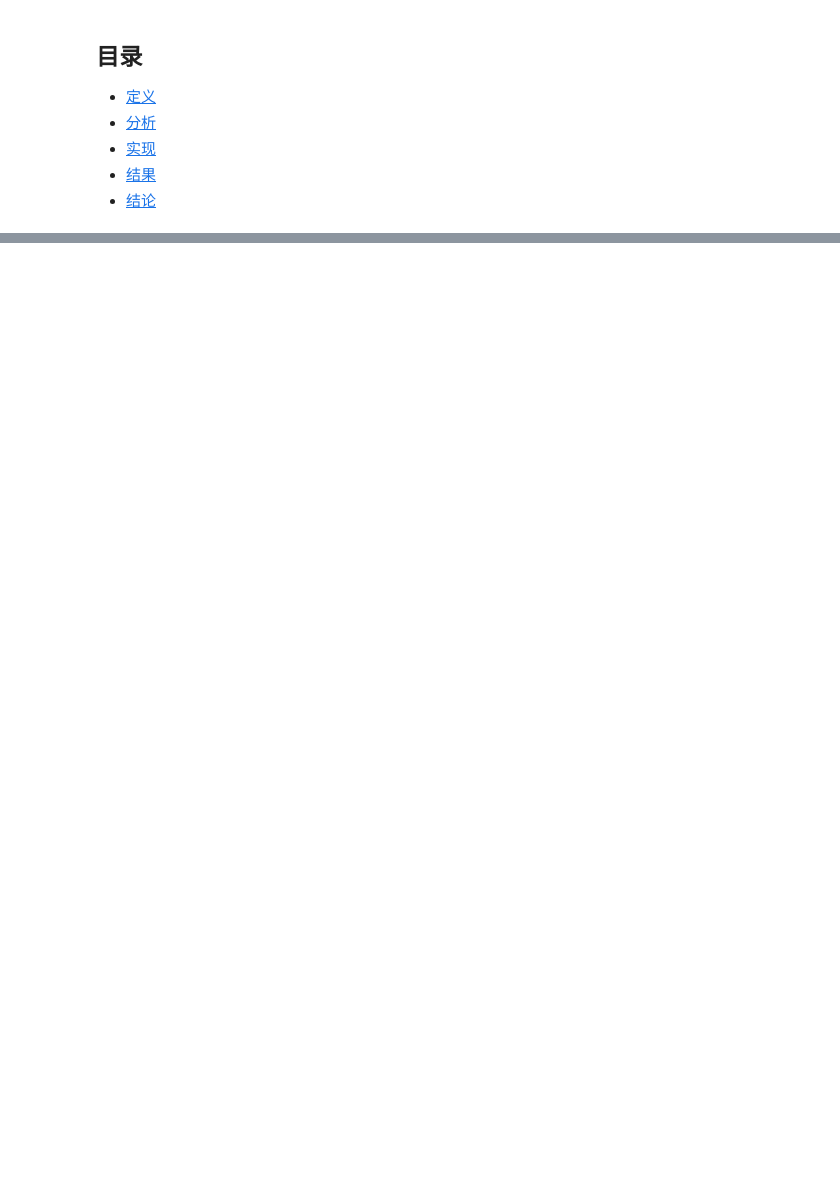
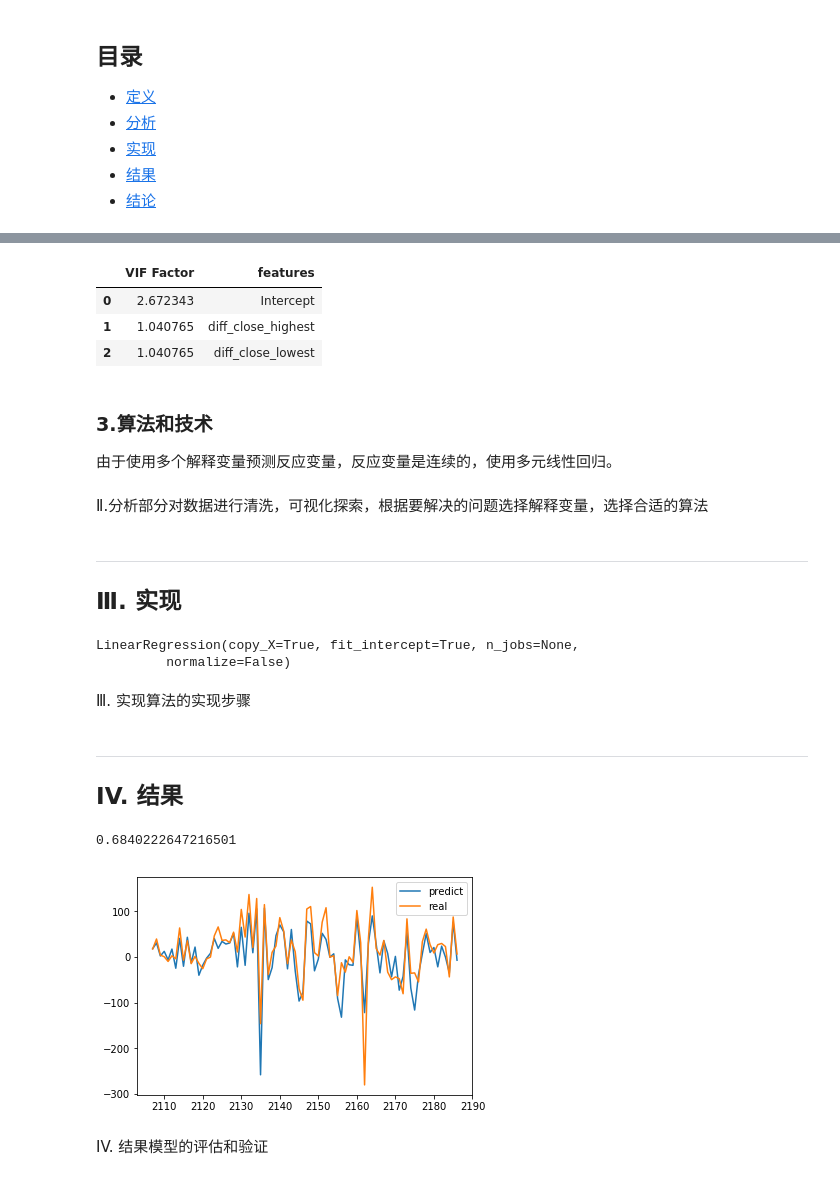
Before and after one commit to hanyang7427/stock-predict, a Jupyter notebook: AIPND Capstone Template.ipynb, the cells around one changed output, grey strips where cells are left out. Saved outputs shown, nothing was run; the diff lists cells and outputs as text; code cells hidden in the pictures; blank space fills up the shorter version.

```diff
--- a/AIPND Capstone Template.ipynb
+++ b/AIPND Capstone Template.ipynb
@@ -192,0 +122,56 @@
+# %%
+# 貌似CHG与diff_close_highest和diff_close_lowest有线性相关性
+# VIF值在10以下可以使用
+from patsy import dmatrices
+import statsmodels.api as sm
+from statsmodels.stats.outliers_influence import variance_inflation_factor
+
+y,X = dmatrices('CHG ~ diff_close_highest + diff_close_lowest', df, return_type = 'dataframe')
+vif = pd.DataFrame()
+vif['VIF Factor'] = [variance_inflation_factor(X.values, i) for i in range(X.shape[1])]
+vif['features'] = X.columns
+vif
+# %% [output]
+|  | VIF Factor | features |
+| 0 | 2.672343 | Intercept |
+| 1 | 1.040765 | diff_close_highest |
+| 2 | 1.040765 | diff_close_lowest |
+# %% [markdown]
+### 3.算法和技术
+由于使用多个解释变量预测反应变量，反应变量是连续的，使用多元线性回归。
+# %% [markdown]
+Ⅱ.分析部分对数据进行清洗，可视化探索，根据要解决的问题选择解释变量，选择合适的算法
+# %% [markdown]
+---
+<a id="implementation"></a>
+## Ⅲ. 实现
+# %%
+# 使用多远线性回归拟合数据
+from sklearn.linear_model import LinearRegression
+X = df[['diff_close_highest','diff_close_lowest']]
+y = df['CHG']
+X_train,X_test,y_train,y_test = X[:int(len(X)*0.8)],X[int(len(X)*0.8):],y[:int(len(y)*0.8)],y[int(len(y)*0.8):]
+lm = LinearRegression()
+lm.fit(X_train,y_train)
+# %% [output]
+LinearRegression(copy_X=True, fit_intercept=True, n_jobs=None,
+         normalize=False)
+# %% [markdown]
+Ⅲ. 实现算法的实现步骤
+# %% [markdown]
+---
+<a id="result"></a>
+## IV. 结果
+# %%
+# R-squared分数
+lm.score(X_test,y_test)
+# %% [output]
+0.6840222647216501
+# %%
+# 可视化验证模型好坏
+data = pd.DataFrame({'predict':lm.predict(X_test)[-80:],'real':y_test[-80:]})
+data.plot();
+# %% [output]
+[figure, added]
+# %% [markdown]
+IV. 结果模型的评估和验证
```
Also changed, not shown: parts of 31 cells of this notebook.
